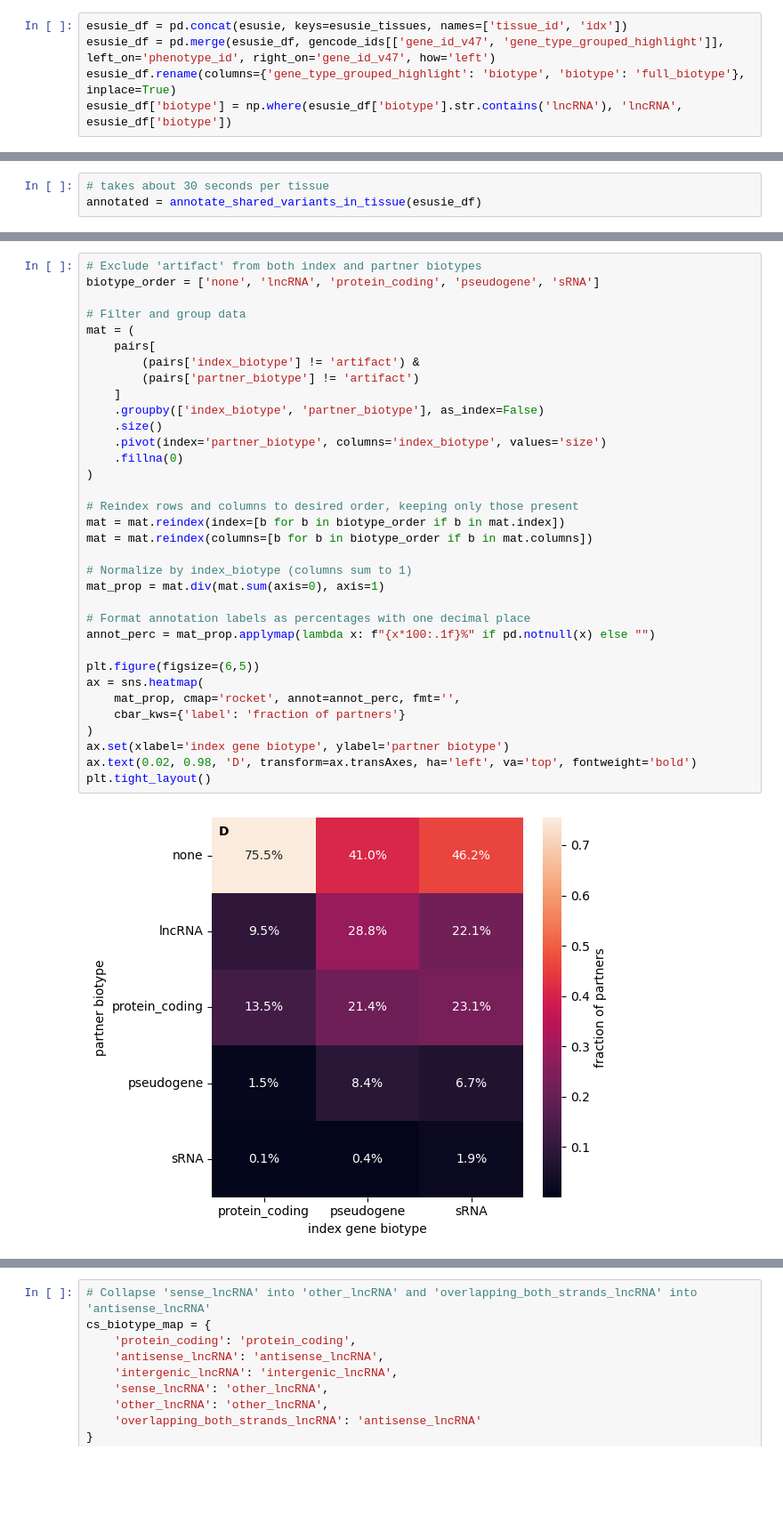
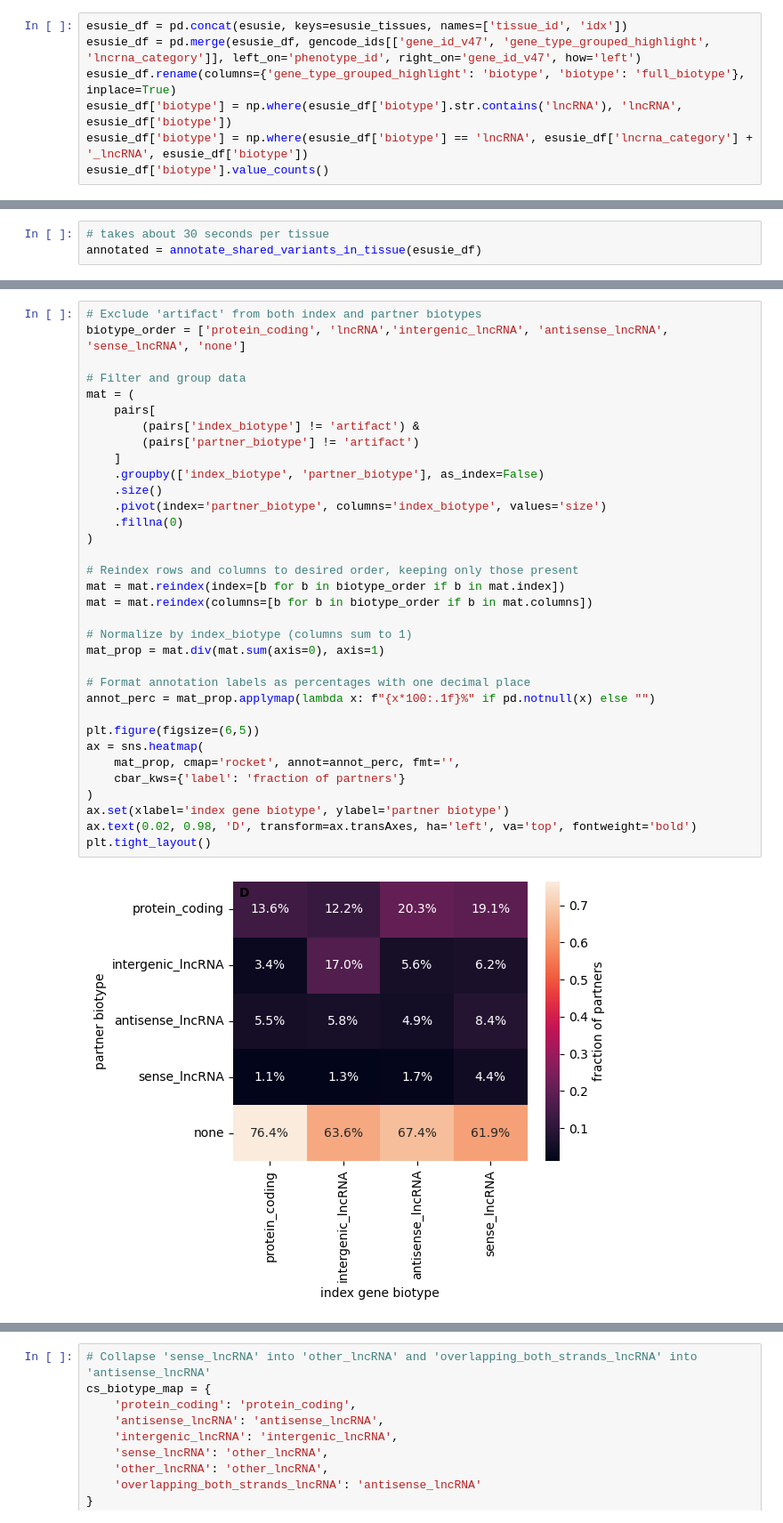
Before and after one commit to danielnachun/gtex-gencode47, a Jupyter notebook: notebooks/shared_leads.ipynb, the cells around one changed output, grey strips where cells are left out. Shown at 89% size. Drawn from its saved outputs; the diff is of its cells as text; blank space fills up the shorter version.

```diff
--- a/notebooks/shared_leads.ipynb
+++ b/notebooks/shared_leads.ipynb
@@ -79,7 +79,9 @@ No eSusie results for Vagina
 No eSusie results for Whole_Blood
 # %%
 esusie_df = pd.concat(esusie, keys=esusie_tissues, names=['tissue_id', 'idx'])
-esusie_df = pd.merge(esusie_df, gencode_ids[['gene_id_v47', 'gene_type_grouped_highlight']], left_on='phenotype_id', right_on='gene_id_v47', how='left')
+esusie_df = pd.merge(esusie_df, gencode_ids[['gene_id_v47', 'gene_type_grouped_highlight', 'lncrna_category']], left_on='phenotype_id', right_on='gene_id_v47', how='left')
 esusie_df.rename(columns={'gene_type_grouped_highlight': 'biotype', 'biotype': 'full_biotype'}, inplace=True)
 esusie_df['biotype'] = np.where(esusie_df['biotype'].str.contains('lncRNA'), 'lncRNA', esusie_df['biotype'])
+esusie_df['biotype'] = np.where(esusie_df['biotype'] == 'lncRNA', esusie_df['lncrna_category'] + '_lncRNA', esusie_df['biotype'])
+esusie_df['biotype'].value_counts()
 # %% [output]
@@ -194,37 +211,37 @@ pairs['partner_biotype'] = pairs['partner_biotype'].fillna('none')
 # %%
 # Exclude 'artifact' from both index and partner biotypes
-biotype_order = ['none', 'lncRNA', 'protein_coding', 'pseudogene', 'sRNA']
+biotype_order = ['protein_coding', 'lncRNA','intergenic_lncRNA', 'antisense_lncRNA', 'sense_lncRNA', 'none']
 
 # Filter and group data
 mat = (
     pairs[
         (pairs['index_biotype'] != 'artifact') &
         (pairs['partner_biotype'] != 'artifact')
     ]
     .groupby(['index_biotype', 'partner_biotype'], as_index=False)
     .size()
     .pivot(index='partner_biotype', columns='index_biotype', values='size')
     .fillna(0)
 )
 
 # Reindex rows and columns to desired order, keeping only those present
 mat = mat.reindex(index=[b for b in biotype_order if b in mat.index])
 mat = mat.reindex(columns=[b for b in biotype_order if b in mat.columns])
 
 # Normalize by index_biotype (columns sum to 1)
 mat_prop = mat.div(mat.sum(axis=0), axis=1)
 
 # Format annotation labels as percentages with one decimal place
 annot_perc = mat_prop.applymap(lambda x: f"{x*100:.1f}%" if pd.notnull(x) else "")
 
 plt.figure(figsize=(6,5))
 ax = sns.heatmap(
     mat_prop, cmap='rocket', annot=annot_perc, fmt='',
     cbar_kws={'label': 'fraction of partners'}
 )
 ax.set(xlabel='index gene biotype', ylabel='partner biotype')
 ax.text(0.02, 0.98, 'D', transform=ax.transAxes, ha='left', va='top', fontweight='bold')
 plt.tight_layout()
 # %% [output]
-[figure, old version]
+[figure, new version]
 # %%
```
Also changed, not shown: parts of 12 cells of this notebook, 8 other files.
